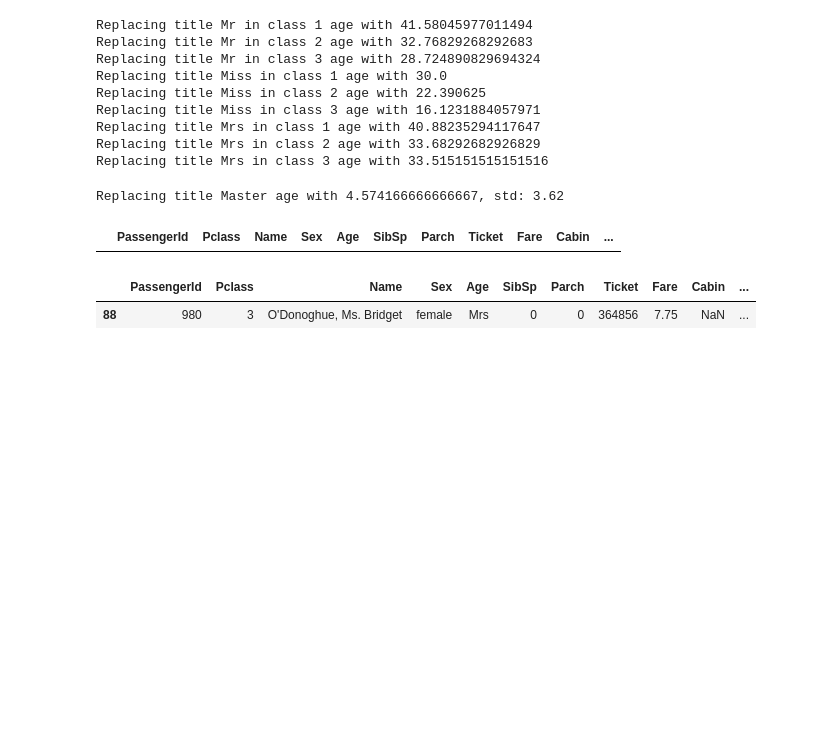
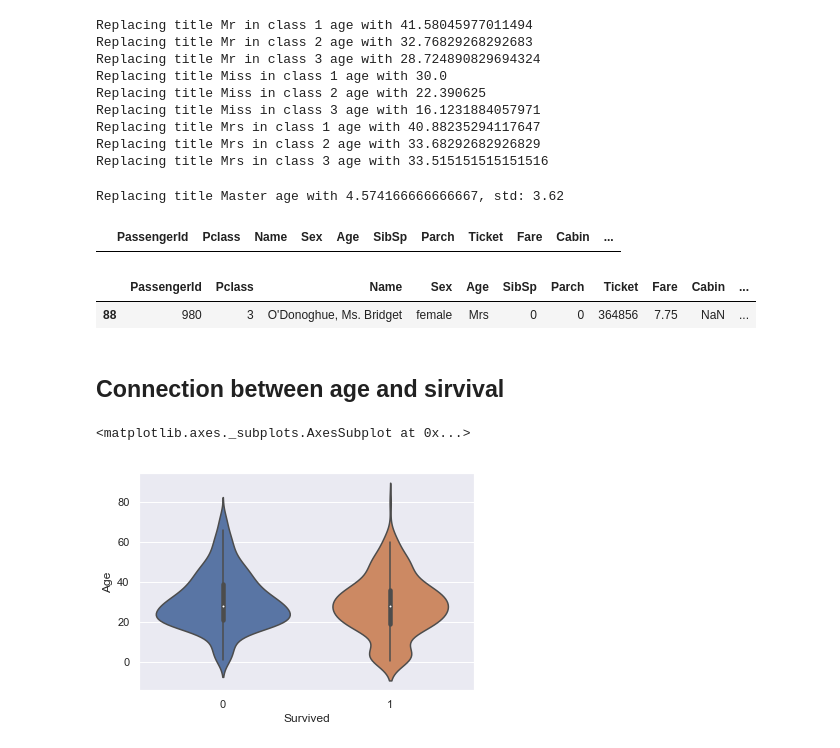
Before and after one commit to yoni2k/ml-kaggle-challenges, a Jupyter notebook: titanic/age_investigation.ipynb, the cells around one changed output. Cells and saved outputs as stored; diff of their text form; code cells hidden in the pictures; blank space fills up the shorter version.

```diff
--- a/titanic/age_investigation.ipynb
+++ b/titanic/age_investigation.ipynb
@@ -389,3 +389,10 @@ test[test['PassengerId']==980]
 # %% [output]
 |  | PassengerId | Pclass | Name | Sex | Age | SibSp | Parch | Ticket | Fare | Cabin | ... |
 | 88 | 980 | 3 | O'Donoghue, Ms. Bridget | female | Mrs | 0 | 0 | 364856 | 7.75 | NaN | ... |
+# %% [markdown]
+## Connection between age and sirvival
+# %%
+sns.violinplot(data=df[df['Age'].isnull()==False], y='Age', x='Survived')
+# %% [output]
+<matplotlib.axes._subplots.AxesSubplot at 0x...>
+[figure, added]
```
Also changed, not shown: parts of 3 cells of this notebook, 2 other files.
